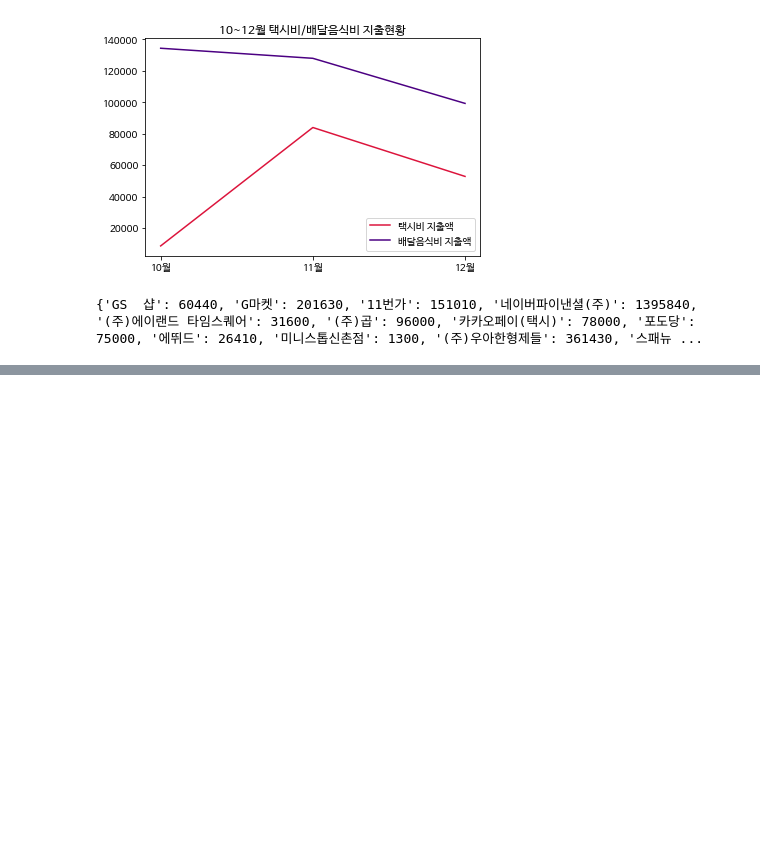
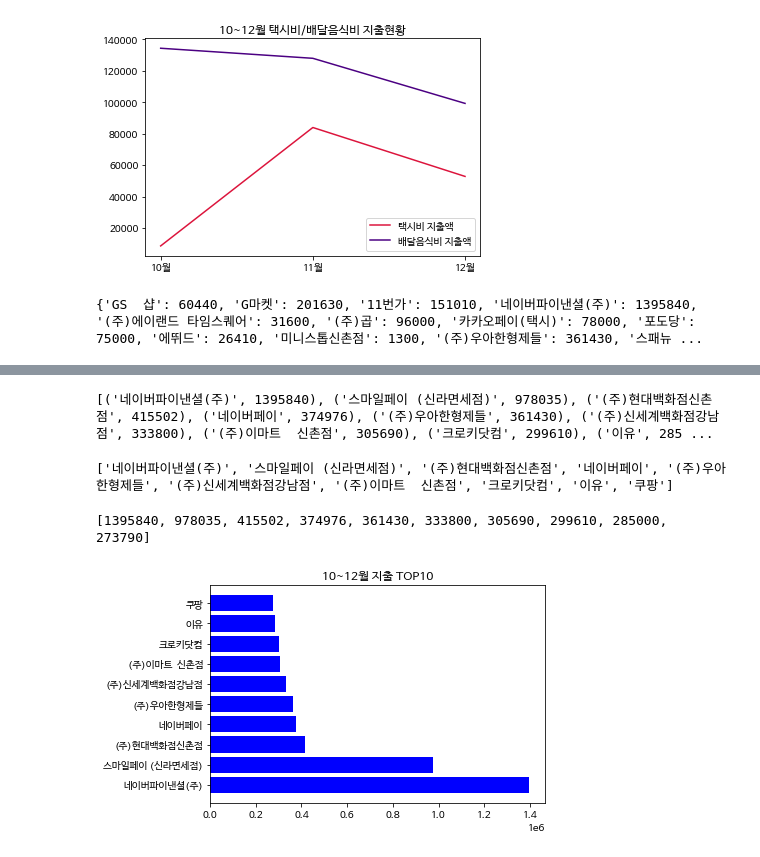
Before and after one commit to Sanghoon-Oh-34/data_science_study, a Jupyter notebook: [Book] Lets-get-it-Python-Lecturee/Code/Part2_9_1_데이터_준비.ipynb, the cells around one changed output, grey strips where cells are left out. Saved outputs shown, nothing was run; the diff lists cells and outputs as text; code cells hidden in the pictures; blank space fills up the shorter version.

```diff
--- a/[Book] Lets-get-it-Python-Lecturee/Code/Part2_9_1_데이터_준비.ipynb
+++ b/[Book] Lets-get-it-Python-Lecturee/Code/Part2_9_1_데이터_준비.ipynb
@@ -326,0 +332,26 @@ print(spending)
+# %%
+top10 = sorted(spending.items(), key=operator.itemgetter(1), reverse=True)[:10]
+print(top10)
+# %% [output]
+[('네이버파이낸셜(주)', 1395840), ('스마일페이 (신라면세점)', 978035), ('(주)현대백화점신촌점', 415502), ('네이버페이', 374976), ('(주)우아한형제들', 361430), ('(주)신세계백화점강남점', 333800), ('(주)이마트  신촌점', 305690), ('크로키닷컴', 299610), ('이유', 285 ...
+# %%
+# 지출액 상위 10개의 가맹점명과 지출액을 리스트에 저장하기
+top10_store, top10_amount = [], []
+for t in top10:
+    top10_store.append(t[0])
+    top10_amount.append(t[1])
+# %%
+print(top10_store)
+# %% [output]
+['네이버파이낸셜(주)', '스마일페이 (신라면세점)', '(주)현대백화점신촌점', '네이버페이', '(주)우아한형제들', '(주)신세계백화점강남점', '(주)이마트  신촌점', '크로키닷컴', '이유', '쿠팡']
+# %%
+print(top10_amount)
+# %% [output]
+[1395840, 978035, 415502, 374976, 361430, 333800, 305690, 299610, 285000, 273790]
+# %%
+# 가맹점명, 지출액 막대그래프 그리기
+plt.title('10~12월 지출 TOP10')
+plt.barh(top10_store, top10_amount, color='b')
+plt.show()
+# %% [output]
+[figure, added]
```
Also changed, not shown: parts of 2 cells of this notebook.
